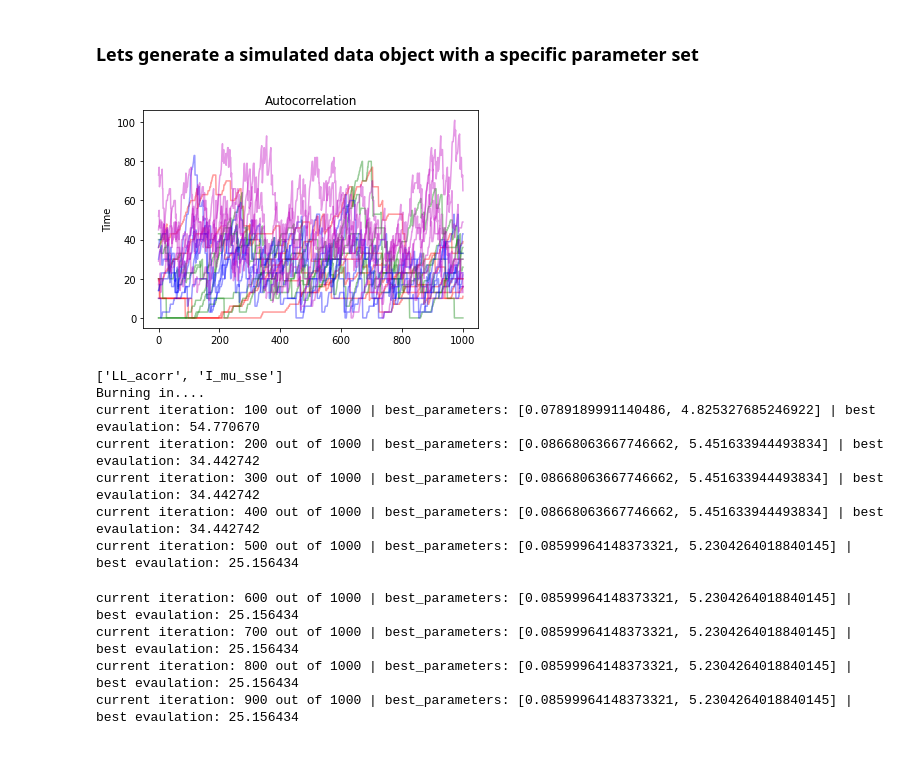
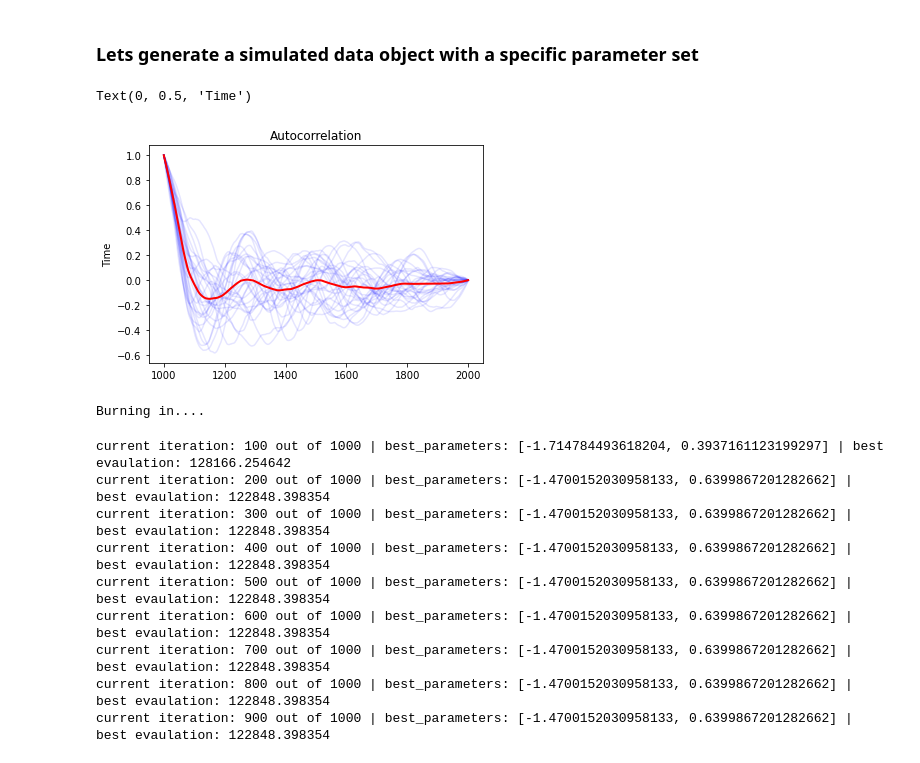
Before and after one commit to MunskyGroup/rSNAPsim, a Jupyter notebook: interactive_notebooks/Example Optimizers.ipynb, the cells around one changed output. Cells and saved outputs as stored; diff of their text form; code cells hidden in the pictures.

```diff
--- a/interactive_notebooks/Example Optimizers.ipynb
+++ b/interactive_notebooks/Example Optimizers.ipynb
@@ -30,39 +60,23 @@ importing models
 ### Lets generate a simulated data object with a specific parameter set
 # %%
 
-ki = [.01,.02,.04,.1]
-ke = [ 2, 4, 7 , 10]
-colors = ['r','g','b','m']
-for i in range(4):
+sim_acov, sim_acov_err = int_a().get_autocov(sim_data.intensity_vec,norm='ind')
+sim_acc, sim_acc_err = int_a().get_autocorr(sim_acov)
+sim_data.acorr = sim_acc
+sim_data.acorr_err = sim_acc_err
+sim_data.histogram = np.histogram(sim_data.intensity_vec,bins=30)[0]
 
-    poi.ke_mu = ke[i] #half the speed
-    solver.default_conditions['burnin'] = 1000 #lets burnin for 1000s
-    solver.t = np.linspace(0,2000,2001)
-    solver.n_traj = 30
-    t = np.linspace(0,2000,2001)
-    ssa_soln = solver.solve_ssa([ki[i]] + poi.kelong + [10],t,n_traj=5)
-    plt.plot(ssa_soln.intensity_vec[0],color=colors[i],alpha=.4)
-    sim_data = data_obj()
-    sim_data.add_data(ssa_soln.time,ssa_soln.intensity_vec)
-    sim_data.get_stats()
 
-    sim_acov, sim_acov_err = int_a().get_autocov(sim_data.intensity_vec,norm='ind')
-    sim_acc, sim_acc_err = int_a().get_autocorr(sim_acov)
-    sim_data.acorr = sim_acc
-    sim_data.acorr_err = sim_acc_err
 
-    plt.title('Intensity Trajectories')
-    plt.ylabel('Time')
+plt.figure()
+plt.plot(sim_data.times,sim_data.acorr[0], alpha=.1,color='b')
+plt.plot(sim_data.times,np.mean(sim_data.acorr[0],axis=1),color='r',lw=2)
 
-    #plt.figure()
-    #plt.plot(sim_data.times,sim_data.acorr[0], alpha=.1,color='b')
-    #plt.plot(sim_data.times,np.mean(sim_data.acorr[0],axis=1),color='r',lw=2)
-
-    plt.title('Autocorrelation')
-    plt.ylabel('Time')
-    a=1
+plt.title('Autocorrelation')
+plt.ylabel('Time')
 # %% [output]
+Text(0, 0.5, 'Time')
-[figure, old version]
+[figure, new version]
 # %%
 opt = topt()  #Optimization object
 opt.solver_obj = solver
@@ -120,18 +137,18 @@ ax.set_ylabel('Ke')
 # %%
 
 opt.args['LL_acorr'] = (200,'ind','G0')
-opt.run_optimization_multiobj(['LL_acorr','I_mu_sse'],'MH',stepsize=[.01,1],disp=True,mut_rate=.99)
+opt.args['LL_I_distb'] = (30,True)
+opt.run_optimization(['LL_acorr','LL_I_distb'],'MH',stepsize=[.6,.6],disp=True,mut_rate=.99)
 # %% [output]
-['LL_acorr', 'I_mu_sse']
 Burning in....
-current iteration: 100 out of 1000 | best_parameters: [0.0789189991140486, 4.825327685246922] | best evaulation: 54.770670
-current iteration: 200 out of 1000 | best_parameters: [0.08668063667746662, 5.451633944493834] | best evaulation: 34.442742
-current iteration: 300 out of 1000 | best_parameters: [0.08668063667746662, 5.451633944493834] | best evaulation: 34.442742
-current iteration: 400 out of 1000 | best_parameters: [0.08668063667746662, 5.451633944493834] | best evaulation: 34.442742
-current iteration: 500 out of 1000 | best_parameters: [0.08599964148373321, 5.2304264018840145] | best evaulation: 25.156434
-current iteration: 600 out of 1000 | best_parameters: [0.08599964148373321, 5.2304264018840145] | best evaulation: 25.156434
-current iteration: 700 out of 1000 | best_parameters: [0.08599964148373321, 5.2304264018840145] | best evaulation: 25.156434
-current iteration: 800 out of 1000 | best_parameters: [0.08599964148373321, 5.2304264018840145] | best evaulation: 25.156434
-current iteration: 900 out of 1000 | best_parameters: [0.08599964148373321, 5.2304264018840145] | best evaulation: 25.156434
+current iteration: 100 out of 1000 | best_parameters: [-1.714784493618204, 0.3937161123199297] | best evaulation: 128166.254642
+current iteration: 200 out of 1000 | best_parameters: [-1.4700152030958133, 0.6399867201282662] | best evaulation: 122848.398354
+current iteration: 300 out of 1000 | best_parameters: [-1.4700152030958133, 0.6399867201282662] | best evaulation: 122848.398354
+current iteration: 400 out of 1000 | best_parameters: [-1.4700152030958133, 0.6399867201282662] | best evaulation: 122848.398354
+current iteration: 500 out of 1000 | best_parameters: [-1.4700152030958133, 0.6399867201282662] | best evaulation: 122848.398354
+current iteration: 600 out of 1000 | best_parameters: [-1.4700152030958133, 0.6399867201282662] | best evaulation: 122848.398354
+current iteration: 700 out of 1000 | best_parameters: [-1.4700152030958133, 0.6399867201282662] | best evaulation: 122848.398354
+current iteration: 800 out of 1000 | best_parameters: [-1.4700152030958133, 0.6399867201282662] | best evaulation: 122848.398354
+current iteration: 900 out of 1000 | best_parameters: [-1.4700152030958133, 0.6399867201282662] | best evaulation: 122848.398354
 # %%
 chain_2obj = opt.chain
```
Also changed, not shown: parts of 11 cells of this notebook.
